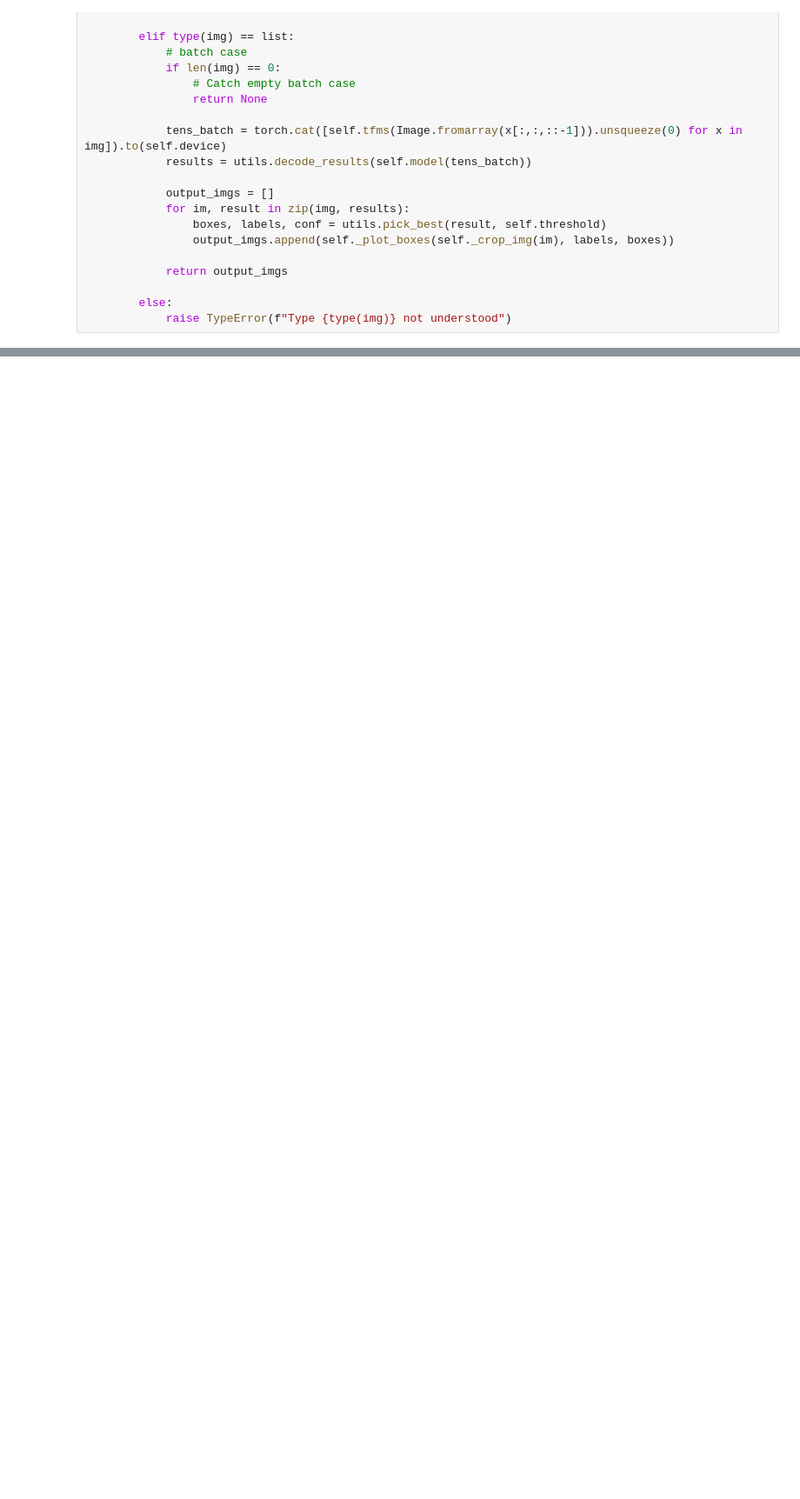
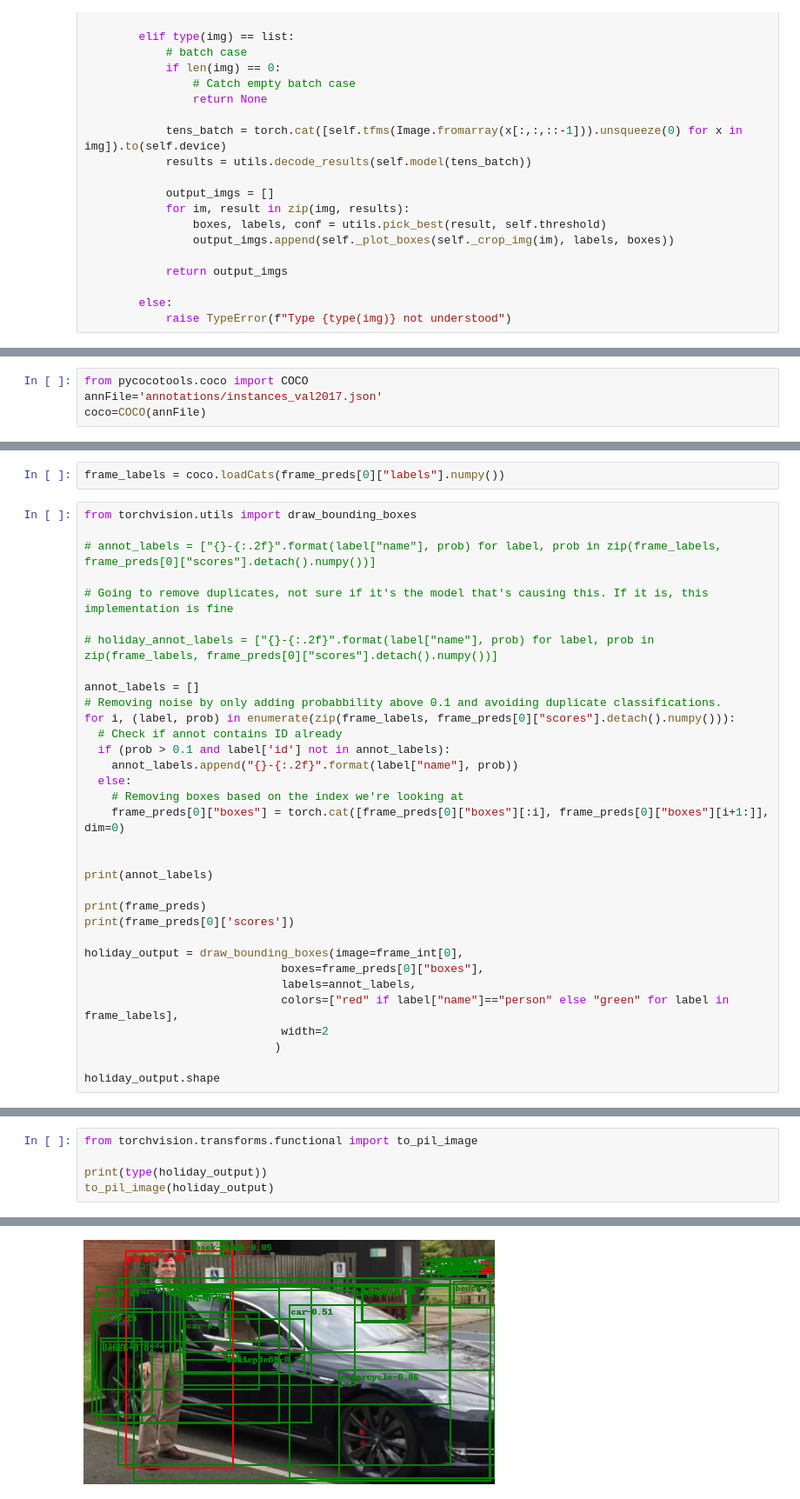
Before and after one commit to toby-j/fyp_concept, a Jupyter notebook: pytorchIG.ipynb, the cells around one changed output, grey strips where cells are left out. Shown at 87% size. Drawn from its saved outputs; the diff is of its cells as text; blank space fills up the shorter version.

```diff
--- a/pytorchIG.ipynb
+++ b/pytorchIG.ipynb
@@ -154,0 +216,4 @@ Using cache found in /root/.cache/torch/hub/NVIDIA_DeepLearningExamples_torchhub
+# %%
+from pycocotools.coco import COCO
+annFile='annotations/instances_val2017.json'
+coco=COCO(annFile)
@@ -154,0 +225,35 @@ Using cache found in /root/.cache/torch/hub/NVIDIA_DeepLearningExamples_torchhub
+# %%
+frame_labels = coco.loadCats(frame_preds[0]["labels"].numpy())
+# %%
+from torchvision.utils import draw_bounding_boxes
+
+# annot_labels = ["{}-{:.2f}".format(label["name"], prob) for label, prob in zip(frame_labels, frame_preds[0]["scores"].detach().numpy())]
+
+# Going to remove duplicates, not sure if it's the model that's causing this. If it is, this implementation is fine
+
+# holiday_annot_labels = ["{}-{:.2f}".format(label["name"], prob) for label, prob in zip(frame_labels, frame_preds[0]["scores"].detach().numpy())]
+
+annot_labels = []
+# Removing noise by only adding probabbility above 0.1 and avoiding duplicate classifications.
+for i, (label, prob) in enumerate(zip(frame_labels, frame_preds[0]["scores"].detach().numpy())):
+  # Check if annot contains ID already
+  if (prob > 0.1 and label['id'] not in annot_labels):
+    annot_labels.append("{}-{:.2f}".format(label["name"], prob))
+  else:
+    # Removing boxes based on the index we're looking at
+    frame_preds[0]["boxes"] = torch.cat([frame_preds[0]["boxes"][:i], frame_preds[0]["boxes"][i+1:]], dim=0)
+
+
+print(annot_labels)
+
+print(frame_preds)
+print(frame_preds[0]['scores'])
+
+holiday_output = draw_bounding_boxes(image=frame_int[0],
+                             boxes=frame_preds[0]["boxes"],
+                             labels=annot_labels,
+                             colors=["red" if label["name"]=="person" else "green" for label in frame_labels],
+                             width=2
+                            )
+
+holiday_output.shape
@@ -154,0 +279,6 @@ Using cache found in /root/.cache/torch/hub/NVIDIA_DeepLearningExamples_torchhub
+# %%
+from torchvision.transforms.functional import to_pil_image
+
+print(type(holiday_output))
+to_pil_image(holiday_output)
+# %% [output]
@@ -154,0 +286 @@ Using cache found in /root/.cache/torch/hub/NVIDIA_DeepLearningExamples_torchhub
+[figure, added]
```
Also changed, not shown: parts of 13 cells of this notebook.
